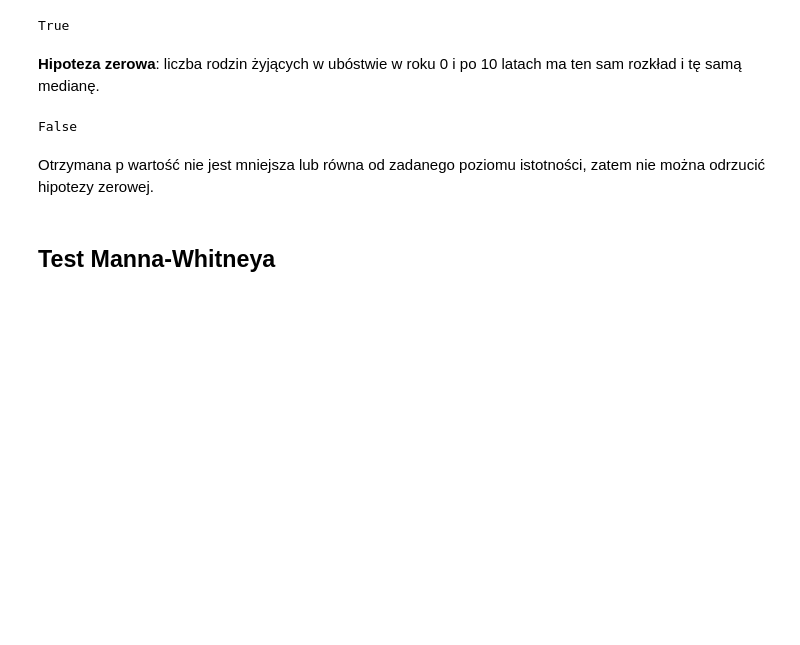
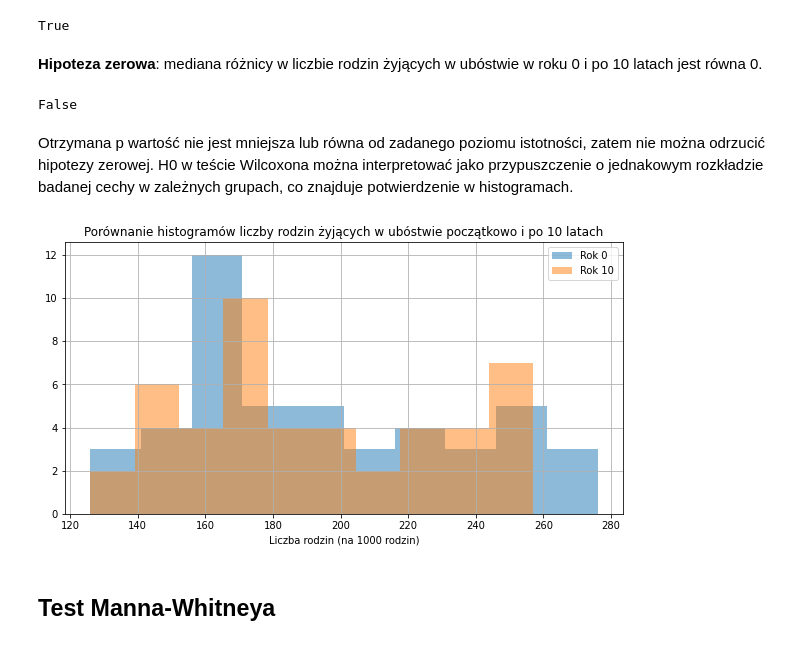
Before and after one commit to Daer7/SADM, a Jupyter notebook: SADM.ipynb, the cells around one changed output. Saved outputs shown, nothing was run; the diff lists cells and outputs as text; code cells hidden in the pictures; blank space fills up the shorter version.

```diff
--- a/SADM.ipynb
+++ b/SADM.ipynb
@@ -295,7 +299,7 @@ print(pval <= alpha)
 # %% [output]
 True
 # %% [markdown]
-**Hipoteza zerowa**: liczba rodzin żyjących w ubóstwie w roku 0 i po 10 latach ma ten sam rozkład i tę samą medianę.
+**Hipoteza zerowa**: mediana różnicy w liczbie rodzin żyjących w ubóstwie w roku 0 i po 10 latach jest równa 0.
 # %%
 alpha = 0.05
 statistic, pval = wilcoxon(x0, x1)
@@ -303,7 +307,16 @@ print(pval <= alpha)
 # %% [output]
 False
 # %% [markdown]
-Otrzymana p wartość nie jest mniejsza lub równa od zadanego poziomu istotności, zatem nie można odrzucić hipotezy zerowej.
+Otrzymana p wartość nie jest mniejsza lub równa od zadanego poziomu istotności, zatem nie można odrzucić hipotezy zerowej. H0 w teście Wilcoxona można interpretować jako przypuszczenie o jednakowym rozkładzie badanej cechy w zależnych grupach, co znajduje potwierdzenie w histogramach.
+# %%
+x0.hist(alpha=0.5)
+x1.hist(alpha=0.5)
+plt.title("Porównanie histogramów liczby rodzin żyjących w ubóstwie początkowo i po 10 latach")
+plt.xlabel("Liczba rodzin (na 1000 rodzin)")
+plt.legend(["Rok 0", "Rok 10"])
+plt.show()
+# %% [output]
+[figure, added]
 # %% [markdown]
 ## Test Manna-Whitneya
 # %% [markdown]
```
Also changed, not shown: parts of 3 cells of this notebook.
